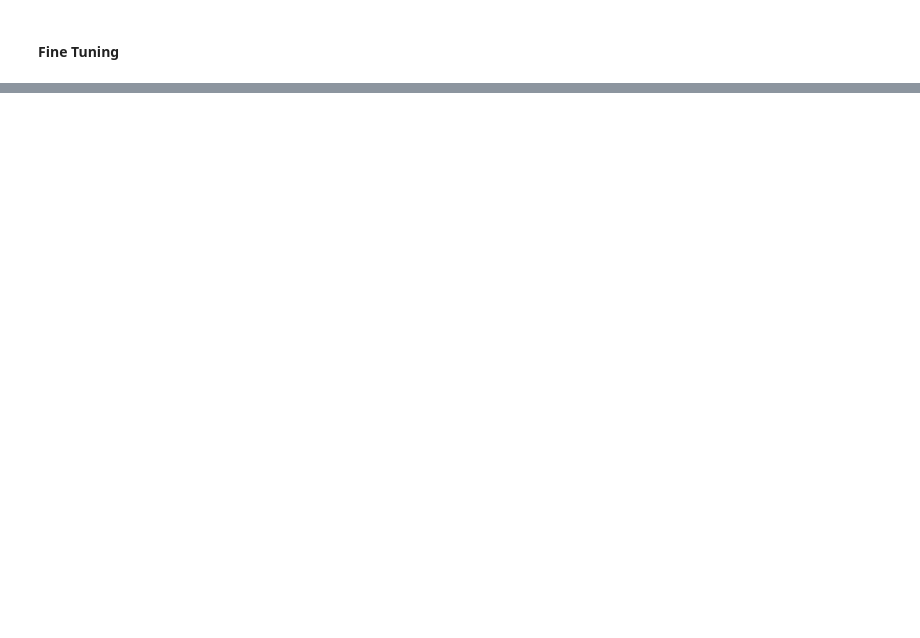
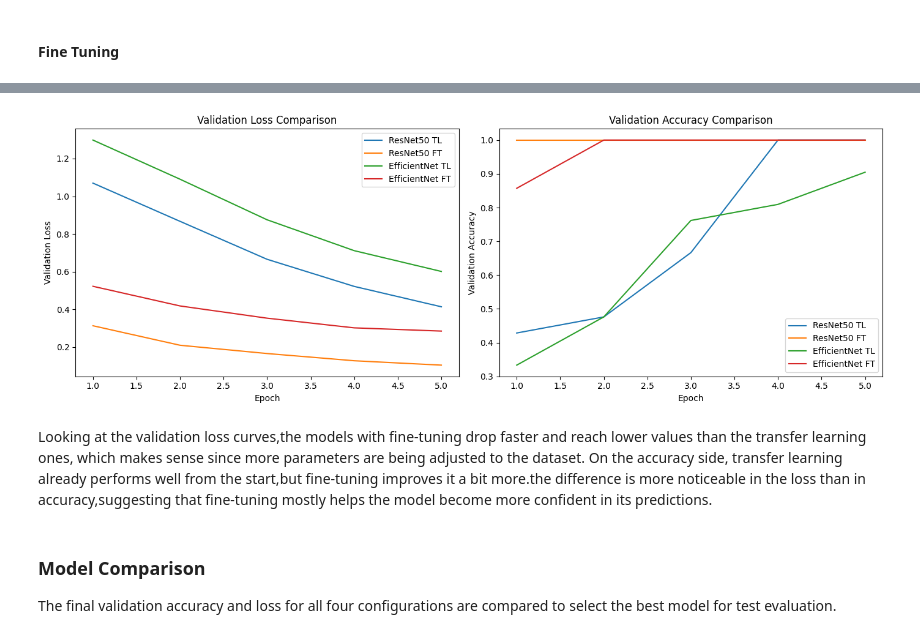
Before and after one commit to braulio-dev/transfer-learning-fine-tuning, a Jupyter notebook: transfer-learning.ipynb, the cells around one changed output, grey strips where cells are left out. Saved outputs shown, nothing was run; the diff lists cells and outputs as text; code cells hidden in the pictures; blank space fills up the shorter version.

Commit message:
add evaluation and comparison of models

```diff
--- a/transfer-learning.ipynb
+++ b/transfer-learning.ipynb
@@ -199,3 +199,7 @@ Epoch 5/5 — train_loss: 0.3687  train_acc: 0.9821  val_loss: 0.4196  val_acc:
+# %%
+#save results before overwrite, or evaluation can fail
+res_resnet_tl = res
+torch.save(model1.state_dict(), 'resnet50_tl.pth')
 # %%
 plot_learning_curves(res, title="ResNet50")
 # %% [output]
@@ -237,3 +241,7 @@ Epoch 5/5 — train_loss: 0.0779  train_acc: 0.9940  val_loss: 0.1182  val_acc:
+# %%
+#save results before overwrite, or evaluation can fail
+res_resnet_ft = res_ft
+torch.save(model1.state_dict(), 'resnet50_ft.pth')
 # %%
 plot_learning_curves(res_ft, title="ResNet50 — Fine Tuning")
 # %% [output]
@@ -289,3 +296,7 @@ Epoch 5/5 — train_loss: 0.5639  train_acc: 0.9107  val_loss: 0.5279  val_acc:
+# %%
+#save results before overwrite, or evaluation can fail
+res_eff_tl = res
+torch.save(model2.state_dict(), 'effnet_tl.pth')
 # %%
 plot_learning_curves(res, title="EfficientNet-B0")
 # %% [output]
@@ -321,3 +332,7 @@ Epoch 5/5 — train_loss: 0.0865  train_acc: 0.9940  val_loss: 0.1627  val_acc:
+# %%
+#save results before overwrite, or evaluation can fail
+res_eff_ft = res_ft
+torch.save(model2.state_dict(), 'effnet_ft.pth')
 # %%
 plot_learning_curves(res_ft, title="EfficientNet-B0 — Fine Tuning")
 # %% [output]
@@ -324,0 +344,35 @@ plot_learning_curves(res_ft, title="EfficientNet-B0 — Fine Tuning")
+# %%
+all_results = {
+    'ResNet50 TL': res_resnet_tl,
+    'ResNet50 FT': res_resnet_ft,
+    'EfficientNet TL': res_eff_tl,
+    'EfficientNet FT': res_eff_ft,
+}
+
+fig, axs = plt.subplots(1, 2, figsize=(14, 5))
+
+for name, r in all_results.items():
+    ep = range(1, len(r['val_loss']) + 1)
+    axs[0].plot(ep, r['val_loss'], label=name)
+    axs[1].plot(ep, r['val_acc'],  label=name)
+
+axs[0].set_xlabel('Epoch')
+axs[0].set_ylabel('Validation Loss')
+axs[0].set_title('Validation Loss Comparison')
+axs[0].legend()
+
+axs[1].set_xlabel('Epoch')
+axs[1].set_ylabel('Validation Accuracy')
+axs[1].set_title('Validation Accuracy Comparison')
+axs[1].legend()
+
+plt.tight_layout()
+plt.show()
+# %% [output]
+[figure, added]
+# %% [markdown]
+Looking at the validation loss curves,the models with fine-tuning drop faster and reach lower values than the transfer learning ones, which makes sense since more parameters are being adjusted to the dataset. On the accuracy side, transfer learning already performs well from the start,but fine-tuning improves it a bit more.the difference is more noticeable in the loss than in accuracy,suggesting that fine-tuning mostly helps the model become more confident in its predictions.
+# %% [markdown]
+### Model Comparison
+
+The final validation accuracy and loss for all four configurations are compared to select the best model for test evaluation.
```
Also changed, not shown: parts of 22 cells of this notebook.
